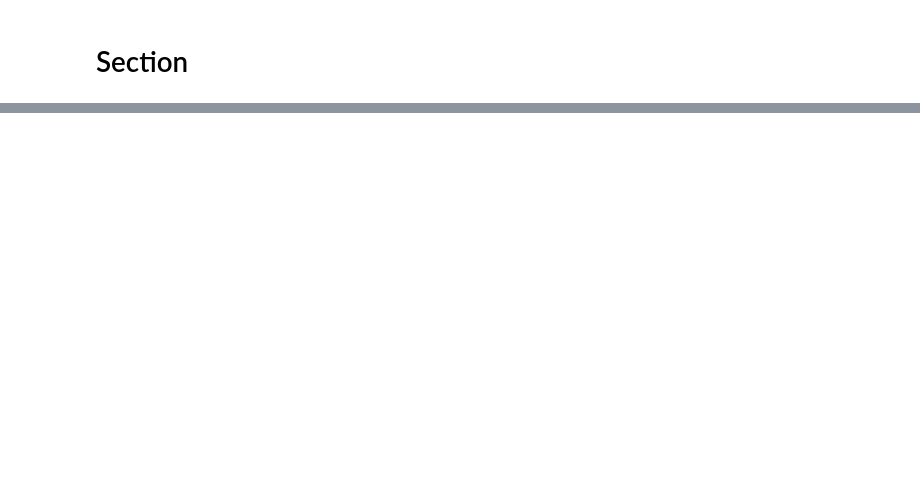
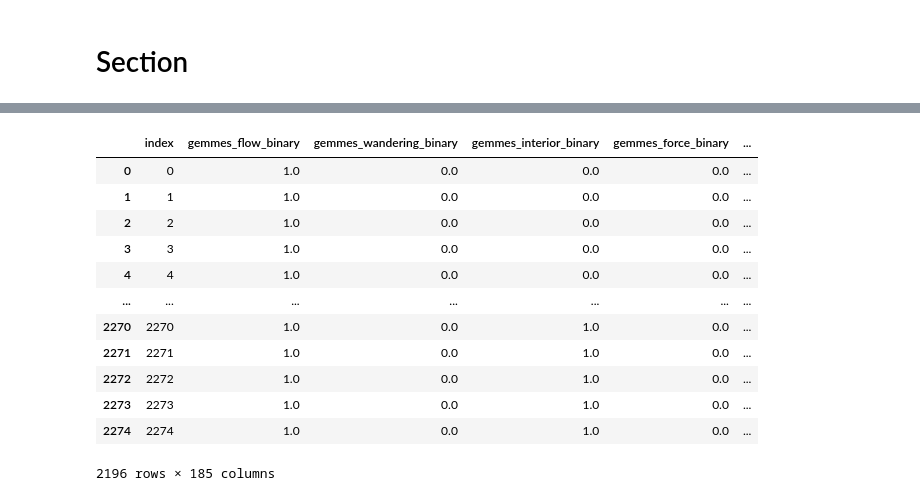
Before and after one commit to The-Deadly-Hyenas/Data-Classification, a Jupyter notebook: patrick/high_level.ipynb, the cells around one changed output, grey strips where cells are left out. Drawn from its saved outputs; the diff is of its cells as text; code cells hidden in the pictures; blank space fills up the shorter version.

```diff
--- a/patrick/high_level.ipynb
+++ b/patrick/high_level.ipynb
@@ -444,0 +509,17 @@ print(gs_cv.best_params_)
+# %%
+df_train_test = df_pred[df['segment_id'] != 26]
+df_train_test
+# %% [output]
+|  | index | gemmes_flow_binary | gemmes_wandering_binary | gemmes_interior_binary | gemmes_force_binary | ... |
+| 0 | 0 | 1.0 | 0.0 | 0.0 | 0.0 | ... |
+| 1 | 1 | 1.0 | 0.0 | 0.0 | 0.0 | ... |
+| 2 | 2 | 1.0 | 0.0 | 0.0 | 0.0 | ... |
+| 3 | 3 | 1.0 | 0.0 | 0.0 | 0.0 | ... |
+| 4 | 4 | 1.0 | 0.0 | 0.0 | 0.0 | ... |
+| ... | ... | ... | ... | ... | ... | ... |
+| 2270 | 2270 | 1.0 | 0.0 | 1.0 | 0.0 | ... |
+| 2271 | 2271 | 1.0 | 0.0 | 1.0 | 0.0 | ... |
+| 2272 | 2272 | 1.0 | 0.0 | 1.0 | 0.0 | ... |
+| 2273 | 2273 | 1.0 | 0.0 | 1.0 | 0.0 | ... |
+| 2274 | 2274 | 1.0 | 0.0 | 1.0 | 0.0 | ... |
+2196 rows × 185 columns
```
Also changed, not shown: parts of 32 cells of this notebook, 4 other files.
